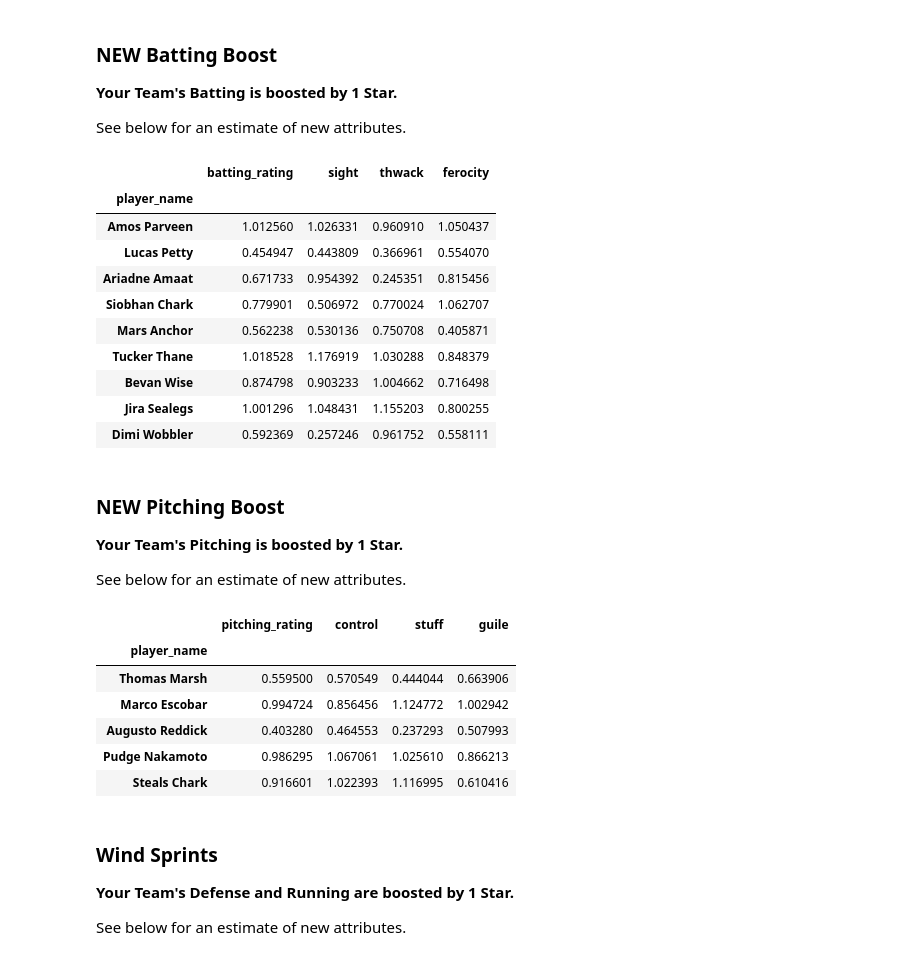
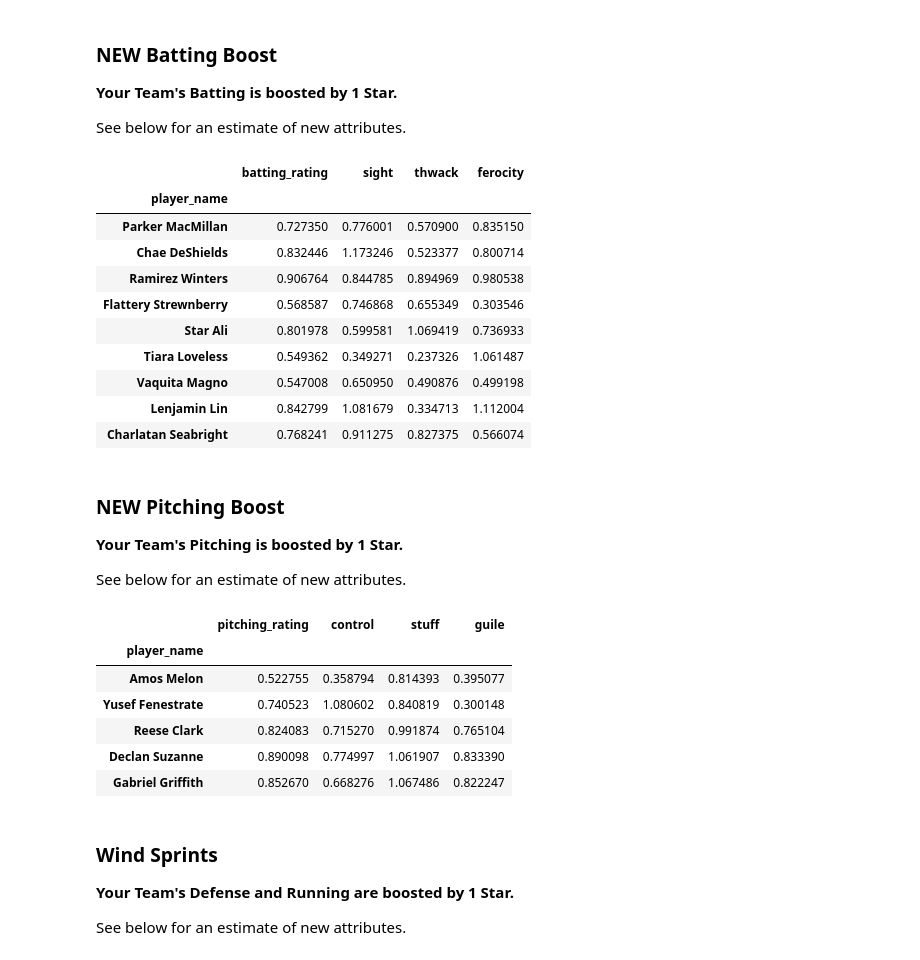
Before and after one commit to robbyblum/blaseball_notebooks, a Jupyter notebook: election_notes/s1.ipynb, the cells around one changed output. Drawn from its saved outputs; the diff is of its cells as text; code cells hidden in the pictures.

```diff
--- a/election_notes/s1.ipynb
+++ b/election_notes/s1.ipynb
@@ -28,0 +33,3 @@ pies = nlumpy_get_team_players('23e4cbc1-e9cd-47fa-a35b-bfa06f726cb7')
+# %%
+# crabs = all_data[all_data["team_id"] == "8d87c468-699a-47a8-b40d-cfb73a5660ad"].copy()
+crabs = nlumpy_get_team_players("8d87c468-699a-47a8-b40d-cfb73a5660ad")
@@ -195,21 +277,21 @@ display(set_heatmap(get_defense_stlats(team_boost), maxVal=1))
 
 See below for an estimate of new attributes.
 # %%
-bat_boost = pies.copy()
+bat_boost = crabs.copy()
 boost_stats(bat_boost, 'batting', 0.20)
 display(set_heatmap(get_batting_stlats(bat_boost), maxVal=1))
 # %% [output]
 |  | batting_rating | sight | thwack | ferocity |
 | player_name |  |  |  |  |
-| Amos Parveen | 1.012560 | 1.026331 | 0.960910 | 1.050437 |
-| Lucas Petty | 0.454947 | 0.443809 | 0.366961 | 0.554070 |
-| Ariadne Amaat | 0.671733 | 0.954392 | 0.245351 | 0.815456 |
-| Siobhan Chark | 0.779901 | 0.506972 | 0.770024 | 1.062707 |
-| Mars Anchor | 0.562238 | 0.530136 | 0.750708 | 0.405871 |
-| Tucker Thane | 1.018528 | 1.176919 | 1.030288 | 0.848379 |
-| Bevan Wise | 0.874798 | 0.903233 | 1.004662 | 0.716498 |
-| Jira Sealegs | 1.001296 | 1.048431 | 1.155203 | 0.800255 |
-| Dimi Wobbler | 0.592369 | 0.257246 | 0.961752 | 0.558111 |
+| Parker MacMillan | 0.727350 | 0.776001 | 0.570900 | 0.835150 |
+| Chae DeShields | 0.832446 | 1.173246 | 0.523377 | 0.800714 |
+| Ramirez Winters | 0.906764 | 0.844785 | 0.894969 | 0.980538 |
+| Flattery Strewnberry | 0.568587 | 0.746868 | 0.655349 | 0.303546 |
+| Star Ali | 0.801978 | 0.599581 | 1.069419 | 0.736933 |
+| Tiara Loveless | 0.549362 | 0.349271 | 0.237326 | 1.061487 |
+| Vaquita Magno | 0.547008 | 0.650950 | 0.490876 | 0.499198 |
+| Lenjamin Lin | 0.842799 | 1.081679 | 0.334713 | 1.112004 |
+| Charlatan Seabright | 0.768241 | 0.911275 | 0.827375 | 0.566074 |
 # %% [markdown]
 ### NEW Pitching Boost
 
@@ -217,17 +299,17 @@ display(set_heatmap(get_batting_stlats(bat_boost), maxVal=1))
 
 See below for an estimate of new attributes.
 # %%
-pitch_boost = pies.copy()
+pitch_boost = crabs.copy()
 boost_stats(pitch_boost, 'pitching', 0.20)
 display(set_heatmap(get_pitching_stlats(pitch_boost), maxVal=1))
 # %% [output]
 |  | pitching_rating | control | stuff | guile |
 | player_name |  |  |  |  |
-| Thomas Marsh | 0.559500 | 0.570549 | 0.444044 | 0.663906 |
-| Marco Escobar | 0.994724 | 0.856456 | 1.124772 | 1.002942 |
-| Augusto Reddick | 0.403280 | 0.464553 | 0.237293 | 0.507993 |
-| Pudge Nakamoto | 0.986295 | 1.067061 | 1.025610 | 0.866213 |
-| Steals Chark | 0.916601 | 1.022393 | 1.116995 | 0.610416 |
+| Amos Melon | 0.522755 | 0.358794 | 0.814393 | 0.395077 |
+| Yusef Fenestrate | 0.740523 | 1.080602 | 0.840819 | 0.300148 |
+| Reese Clark | 0.824083 | 0.715270 | 0.991874 | 0.765104 |
+| Declan Suzanne | 0.890098 | 0.774997 | 1.061907 | 0.833390 |
+| Gabriel Griffith | 0.852670 | 0.668276 | 1.067486 | 0.822247 |
 # %% [markdown]
 ### Wind Sprints
 
```
Also changed, not shown: parts of 31 cells of this notebook.
